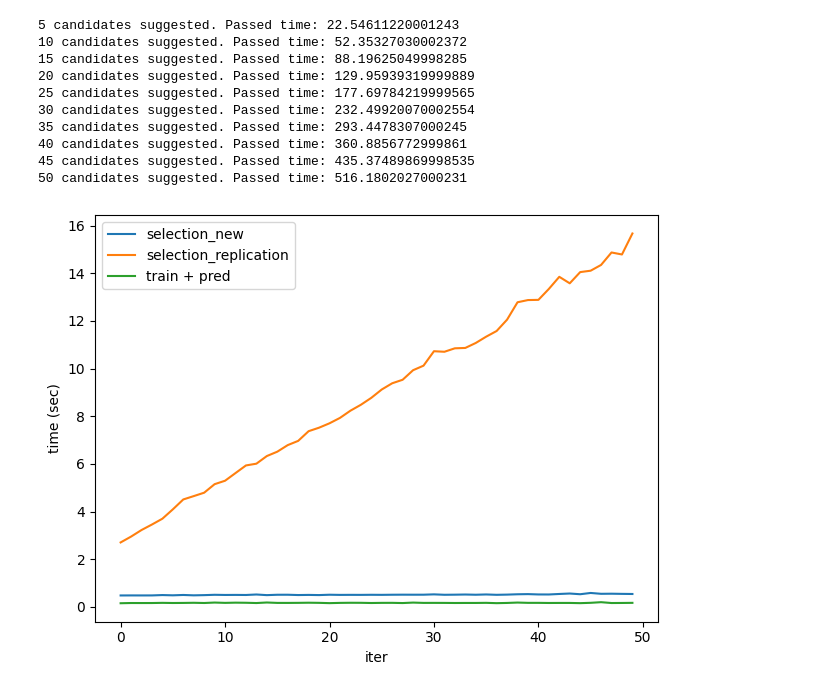
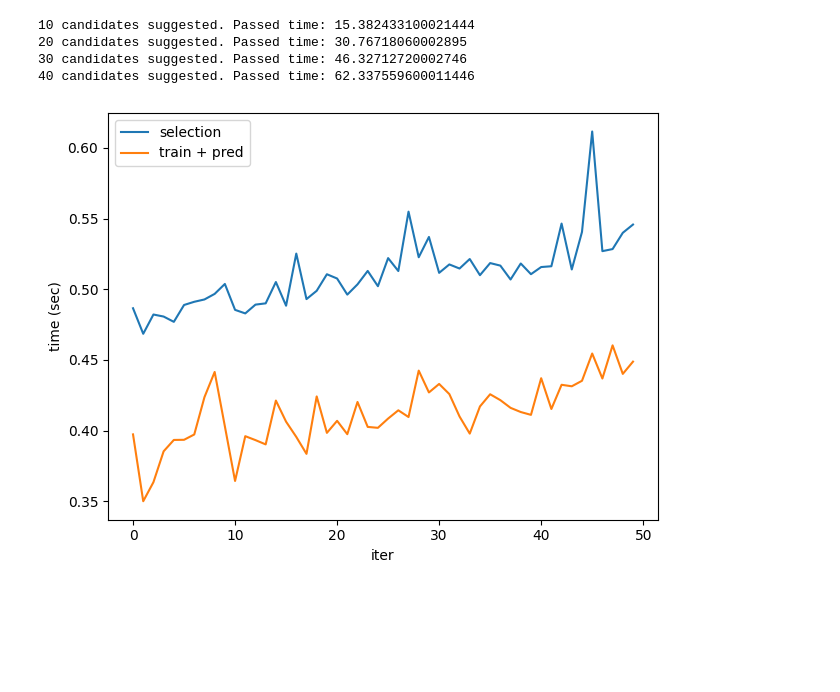
Before and after one commit to ycu-iil/BLOX2, a Jupyter notebook: sandbox/test.ipynb, the cells around one changed output. Drawn from its saved outputs; the diff is of its cells as text; code cells hidden in the pictures; blank space fills up the shorter version.

```diff
--- a/sandbox/test.ipynb
+++ b/sandbox/test.ipynb
@@ -5,9 +5,9 @@ import pandas as pd
 from blox2 import BLOX2Selector, split_df_by_n_rows
 from blox2.predictor import RidgePredictor, LassoPredictor, RandomForestPredictor, SVRPredictor
 
-predictor = RidgePredictor()
+# predictor = RidgePredictor()
 # predictor = LassoPredictor()
-# predictor = RandomForestPredictor(n_estimators=10)
+predictor = RandomForestPredictor(n_estimators=100)
 # predictor = SVRPredictor()
 
 observed_features, unchecked_features = split_df_by_n_rows(pd.read_csv("../data/zinc_dft/feature_list.csv", header=None), 10)
@@ -20,10 +20,10 @@ observed_values, unchecked_values = split_df_by_n_rows(pd.read_csv("../data/zinc
 # %%
 import time
 
-n_iters = 50
-report_interval = 5
+n_iters = 2000
+report_interval = 10
 
-selector = BLOX2Selector(observed_features, observed_values, unchecked_features, predictor, squared_sigma=0.1, use_distribution=False, verbose=True, compare_selection_time=True)
+selector = BLOX2Selector(observed_features, observed_values, unchecked_features, predictor, squared_sigma=1, use_distribution=False, verbose=True, normalize_features=False, normalize_values=True, compare_selection_time=False)
 t0 = time.perf_counter()
 
 for i in range(n_iters):
@@ -34,40 +34,37 @@ for i in range(n_iters):
     if (i+1) % report_interval == 0:
         print(f"{i+1} candidates suggested. Passed time: {time.perf_counter() - t0}")
 # %% [output]
-5 candidates suggested. Passed time: 22.54611220001243
-10 candidates suggested. Passed time: 52.35327030002372
-15 candidates suggested. Passed time: 88.19625049998285
-20 candidates suggested. Passed time: 129.95939319999889
-25 candidates suggested. Passed time: 177.69784219999565
-30 candidates suggested. Passed time: 232.49920070002554
-35 candidates suggested. Passed time: 293.4478307000245
-40 candidates suggested. Passed time: 360.8856772999861
-45 candidates suggested. Passed time: 435.37489869998535
-50 candidates suggested. Passed time: 516.1802027000231
+10 candidates suggested. Passed time: 15.382433100021444
+20 candidates suggested. Passed time: 30.76718060002895
+30 candidates suggested. Passed time: 46.32712720002746
+40 candidates suggested. Passed time: 62.337559600011446
 # %%
 import matplotlib.pyplot as plt
 
 def plot_lists(*lists, labels=None):
     if len(lists) == 0:
         raise ValueError("At least one list must be provided.")
 
     length = len(lists[0])
     x = range(length)
 
     for i, lst in enumerate(lists):
         label = labels[i] if labels is not None else None
         plt.plot(x, lst, label=label)
 
     plt.xlabel("iter")
     plt.ylabel("time (sec)")
     if labels is not None:
         plt.legend()
     plt.tight_layout()
     plt.show()
 
 def add_lists(a: list[float], b: list[float]) -> list[float]:
     return [x + y for x, y in zip(a, b)]
 
-plot_lists(selector.passed_times_blox2, selector.passed_times_repli, add_lists(selector.passed_times_train, selector.passed_times_pred), labels=["selection_new", "selection_replication", "train + pred"])
+if selector.compare_selection_time:
+    plot_lists(selector.passed_times_blox2, selector.passed_times_repli, add_lists(selector.passed_times_train, selector.passed_times_pred), labels=["selection_new", "selection_replication", "train + pred"])
+else:
+    plot_lists(selector.passed_times_selection, add_lists(selector.passed_times_train, selector.passed_times_pred), labels=["selection", "train + pred"])
 # %% [output]
-[figure, old version]
+[figure, new version]
```
Also changed, not shown: 2 other files.
